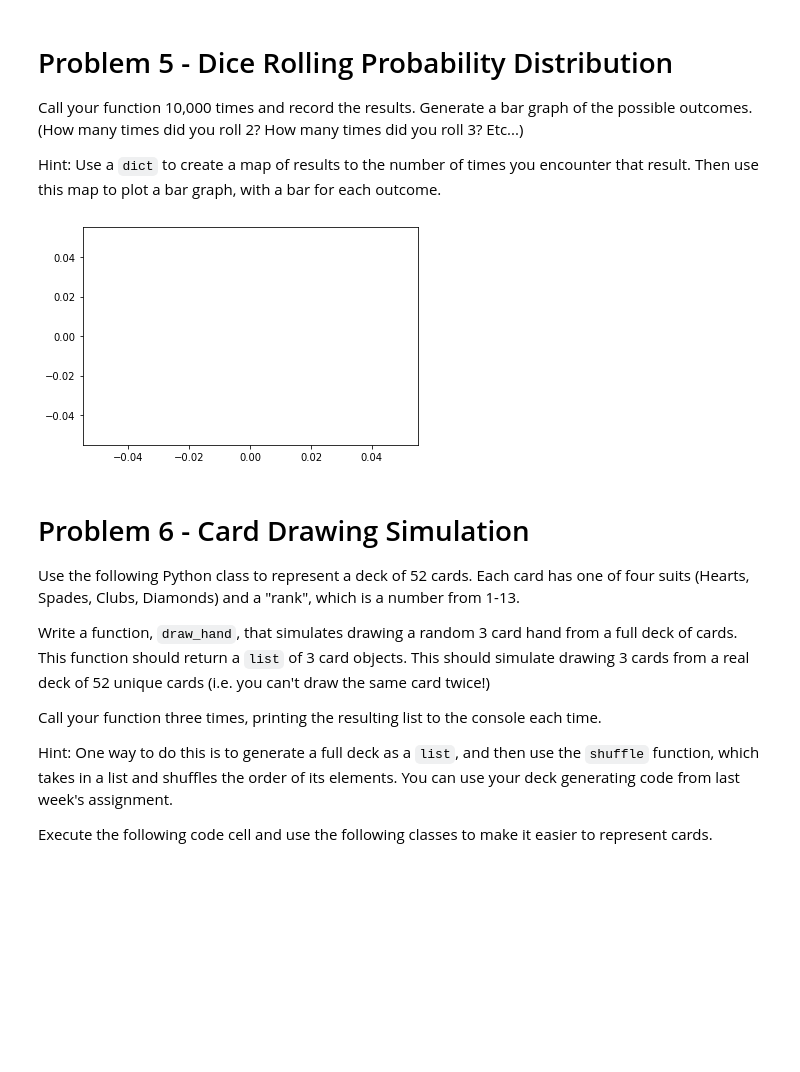
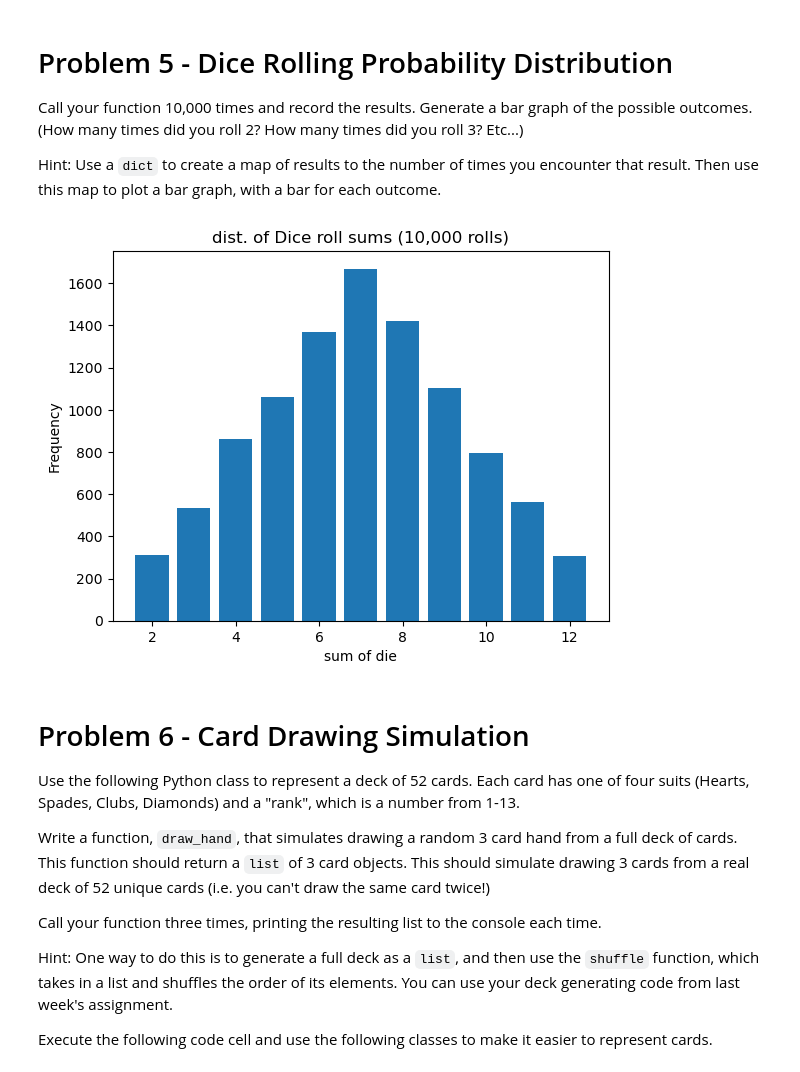
Before and after one commit to Student2000000/Fundamentals-Assignments, a Jupyter notebook: Counting_&_Combinatorics.ipynb, the cells around one changed output. Saved outputs shown, nothing was run; the diff lists cells and outputs as text; code cells hidden in the pictures; blank space fills up the shorter version.

```diff
--- a/Counting_&_Combinatorics.ipynb
+++ b/Counting_&_Combinatorics.ipynb
@@ -89,20 +166,33 @@ print("Probability of 4 or less = " + str(probability_of_4_or_less))
 Call your function 10,000 times and record the results. Generate a bar graph of the possible outcomes. (How many times did you roll 2? How many times did you roll 3? Etc...)
 
 Hint: Use a `dict` to create a map of results to the number of times you encounter that result. Then use this map to plot a bar graph, with a bar for each outcome.
-# %%
-from random import randint
-import matplotlib.pyplot as plt
-
-# Run experiment 1000 times.
-
-# Plot results
-x = []
-y = []
-plt.bar(x, y)
-
-plt.show()
-# %% [output]
-[figure, removed]
+# %%
+from random import randint
+import matplotlib.pyplot as plt
+
+# Run experiment 1000 times.
+def roll_dice():
+    die_1 = randint(1, 6)
+    die_2 = randint(1, 6)
+    return die_1 + die_2
+
+outcome_count = {i: 0 for i in range(2, 13)}
+
+for _ in range(10000):
+    outcome = roll_dice()
+    outcome_count[outcome] += 1
+
+x = list(outcome_count.keys())
+y = list(outcome_count.values())
+
+# Plot results
+plt.bar(x, y)
+plt.xlabel('sum of die')
+plt.ylabel('Frequency')
+plt.title('dist. of Dice roll sums (10,000 rolls)')
+plt.show()
+# %% [output]
+[figure, added]
 # %% [markdown]
 # Problem 6 - Card Drawing Simulation
 
```
Also changed, not shown: parts of 8 cells of this notebook, 1 other file.
